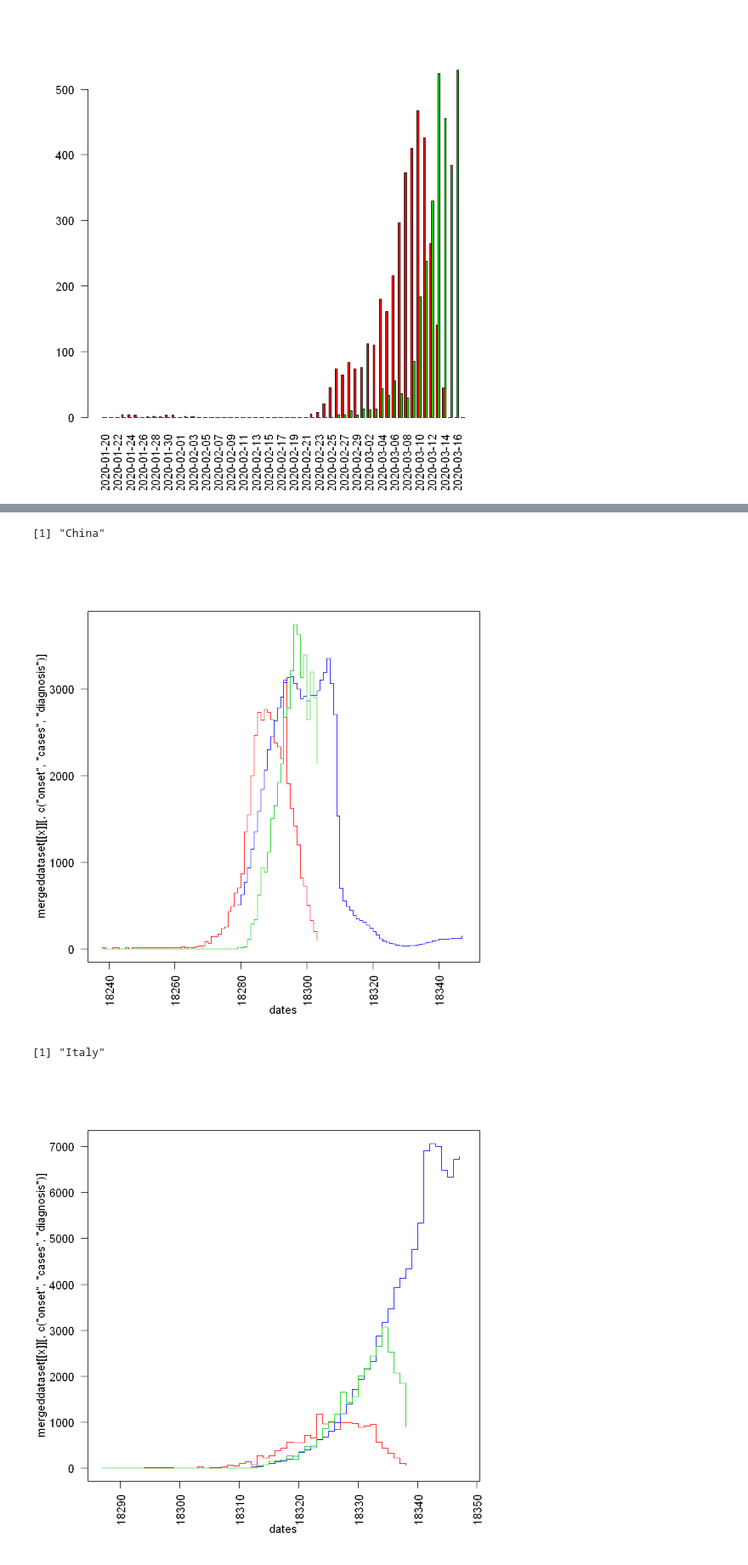
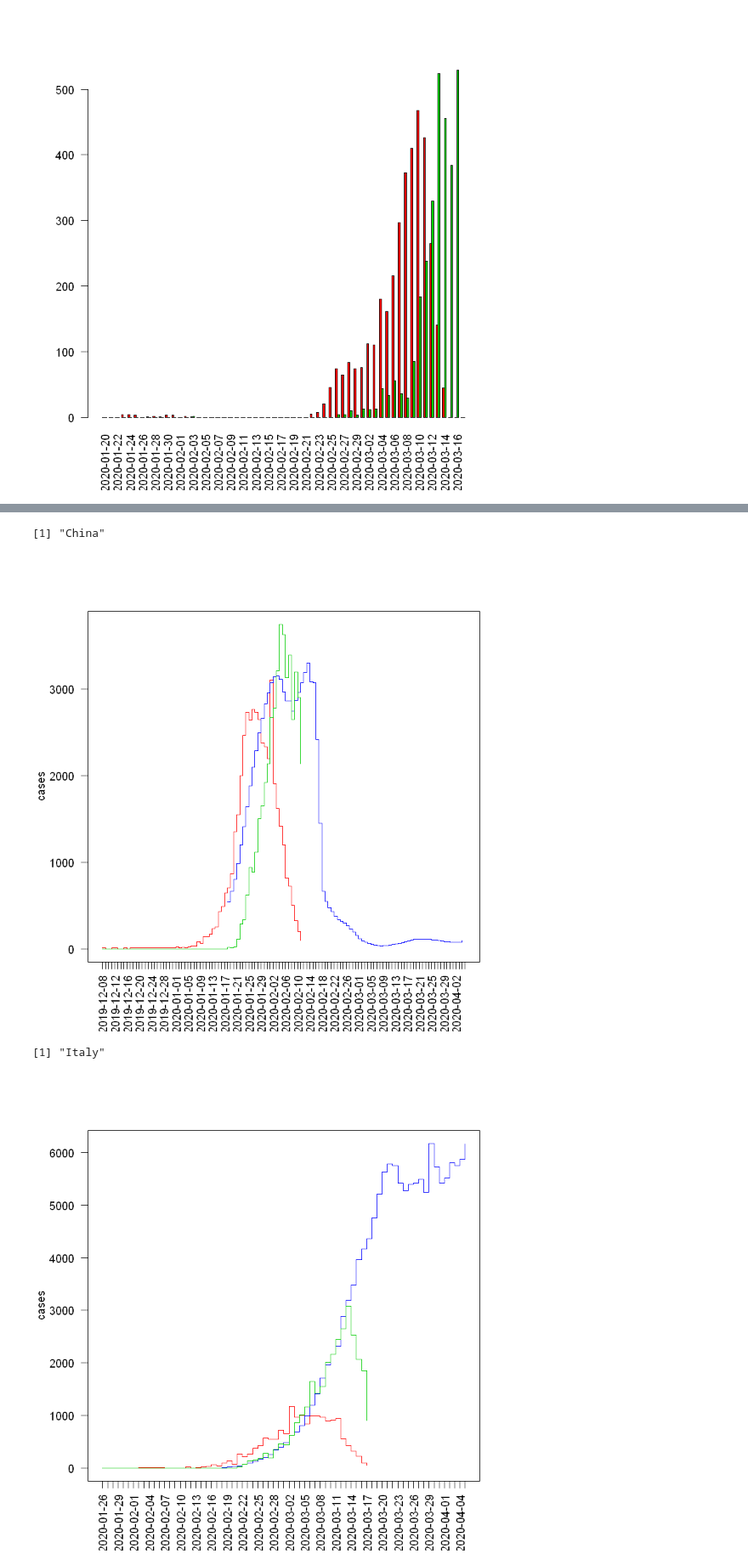
Before and after one commit to akira-endo/EpiNow, a Jupyter notebook: validation/validate_EpiNow.ipynb, the cells around one changed output, grey strips where cells are left out. Shown at 85% size. Cells and saved outputs as stored; diff of their text form; code cells hidden in the pictures.

Commit message:
China nowcast with different end dates

```diff
--- a/validation/validate_EpiNow.ipynb
+++ b/validation/validate_EpiNow.ipynb
@@ -23,7 +23,7 @@ countryvars=lapply(countrynames,function(country){
     cases <- EpiNow::get_local_import_case_counts(total_cases, linelist, cases_from = "2020-01-18")
     #cases <- data.table::as.data.table(cbind(dataset[[country]][,c("date","diagnosis")],import_status="local"))
     #cases <- dplyr::rename(cases,cases=diagnosis)
-    target_date <- "2020-03-01"#as.character(max(cases$date))
+    target_date <- as.character(max(cases$date))
     list(linelist=linelist,cases=cases,target_date=target_date,earliest_allowed_onset = "2020-01-18")
 })
 # %% [output]
@@ -69,7 +71,7 @@ Nowcasting using fitted delay distributions
 # %%
 # combine nowcast data with validation data
 imp_onsetdata=lapply(imp_dataset,function(x){
-    dtx=as.data.table(x)
+    dtx=data.table::as.data.table(x)
     datelength=length(unique(dtx$date))
     datasamples=lapply(1:nsamples,function(sampl){dtx[import_status=="local"][sample==sampl,list(date,cases)]})
     bindsamples=purrr::reduce(datasamples,function(x,y){merge(x,dplyr::rename(y,!!(paste("cases",ncol(x))):=cases),by="date",all=T)})
@@ -80,11 +82,14 @@ mergeddataset=lapply(countrynames,function(country){merge(dataset[[country]],imp
 # %%
 # plot
 for(x in names(mergeddataset)){
     dates=mergeddataset[[x]][,"date"]
-    matplot(x=dates,y=mergeddataset[[x]][,c("onset","cases","diagnosis")],type="s",lty=1,las=2,col=c(2,4,3));print(x)}
+    matplot(x=dates,y=mergeddataset[[x]][,c("onset","cases","diagnosis")],type="s",lty=1,las=2,col=c(2,4,3),xlab="",ylab="cases",xaxt="n")
+    axis(1,dates,dates,las=2)
+    print(x)
+}
 # %% [output]
 [1] "China"
-[figure, old version]
+[figure, new version]
 [1] "Italy"
-[figure, old version]
+[figure, new version]
 [1] "Germany"
```
Also changed, not shown: parts of 6 cells of this notebook.
